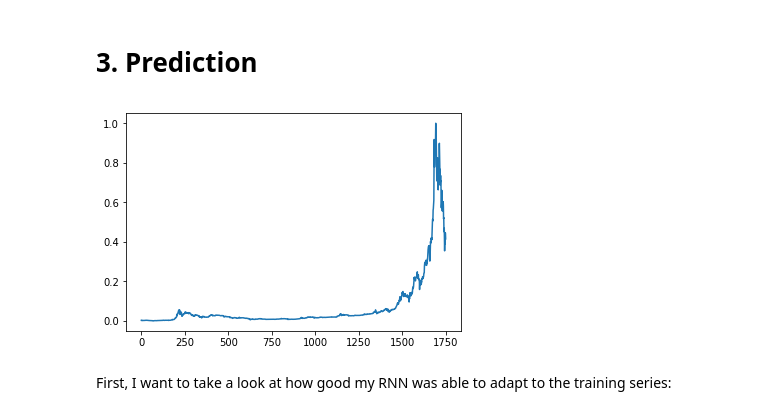
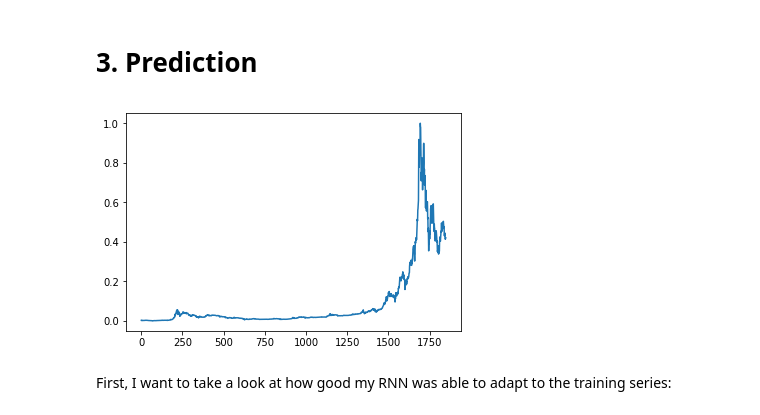
Before and after one commit to IvanBongiorni/TensorFlow2.0_Notebooks, a Jupyter notebook: TensorFlow2.0__04.02_RNN_many2many.ipynb, the cells around one changed output. Drawn from its saved outputs; the diff is of its cells as text; code cells hidden in the pictures.

```diff
--- a/TensorFlow2.0__04.02_RNN_many2many.ipynb
+++ b/TensorFlow2.0__04.02_RNN_many2many.ipynb
@@ -77,13 +81,6 @@ plt.show()
 # 1. Dataprep for RNNs
 # %% [markdown]
 The first thing to do is to scale your time series in the `[0, 1]` interval. Canonical LSTM cells contain **Sigmoid** and **Tanh** gates that do their best when data are in that range.
-# %%
-# save max() and min() to revert scaling later
-max_price = np.max(price)
-min_price = np.min(price)
-
-# Min-max scaling:
-price = (price - min_price) / (max_price - min_price)
 # %% [markdown]
 ## Train-Test split
 The current analysis is univariate, this means that we are trying to predict future values of a given series exclusively on the basis of its previous states. Because of this, a train-test split must be temporal, i.e. all the observations before a given point in time will be used to train the model, and all the observations after that will be used to test its performance.
@@ -100,4 +97,12 @@ print(len(Test))
 300
+# %%
+# save max() and min() to revert scaling later
+max_price = np.max(Train)
+min_price = np.min(Train)
+
+# Min-max scaling:
+Train = (Train - min_price) / (max_price - min_price)
+Test = (Test - min_price) / (max_price - min_price)
 # %%
 plt.plot(Train)
 plt.title('Train series')
@@ -125,8 +130,8 @@ E, F, G       H, I
 
 The observations RNNs receive as inputs are series of data. Each series covers a time window of the series. Their length is an hyperparameter of the model that one can choose, and that I determined by an input of 180 days. The output sequence will be 7 days instead, meaning I'll try to predict the next week of BTC price.
 # %%
-input_length = 180
-prediction_length = 20
+input_length = 90
+prediction_length = 14
 # %%
 # Dataprep function for RNN data
 
@@ -162,8 +167,8 @@ def RNN_dataprep(series, len_input, len_pred):
     test = test.astype(np.float32)
 
     # reshape data as required by Keras LSTM
-    train = train.reshape((len(train), 1, len_input))
-    test = test.reshape((len(test), 1, len_pred))
+    train = train.reshape((len(train), len_input, 1))
+    test = test.reshape((len(test), len_pred))
 
     return train, test
 # %%
@@ -314,12 +322,12 @@ plt.show()
 # %% [markdown]
 # 3. Prediction
 # %%
-X_tp = X_t.reshape((X_t.shape[0], X_t.shape[2]))
+X_tp = X_t.reshape((X_t.shape[0], X_t.shape[1]))
 
 plt.plot(X_tp[:,0])
 plt.show()
 # %% [output]
-[figure, old version]
+[figure, new version]
 # %% [markdown]
 First, I want to take a look at how good my RNN was able to adapt to the training series:
 # %%
```
Also changed, not shown: parts of 20 cells of this notebook.
